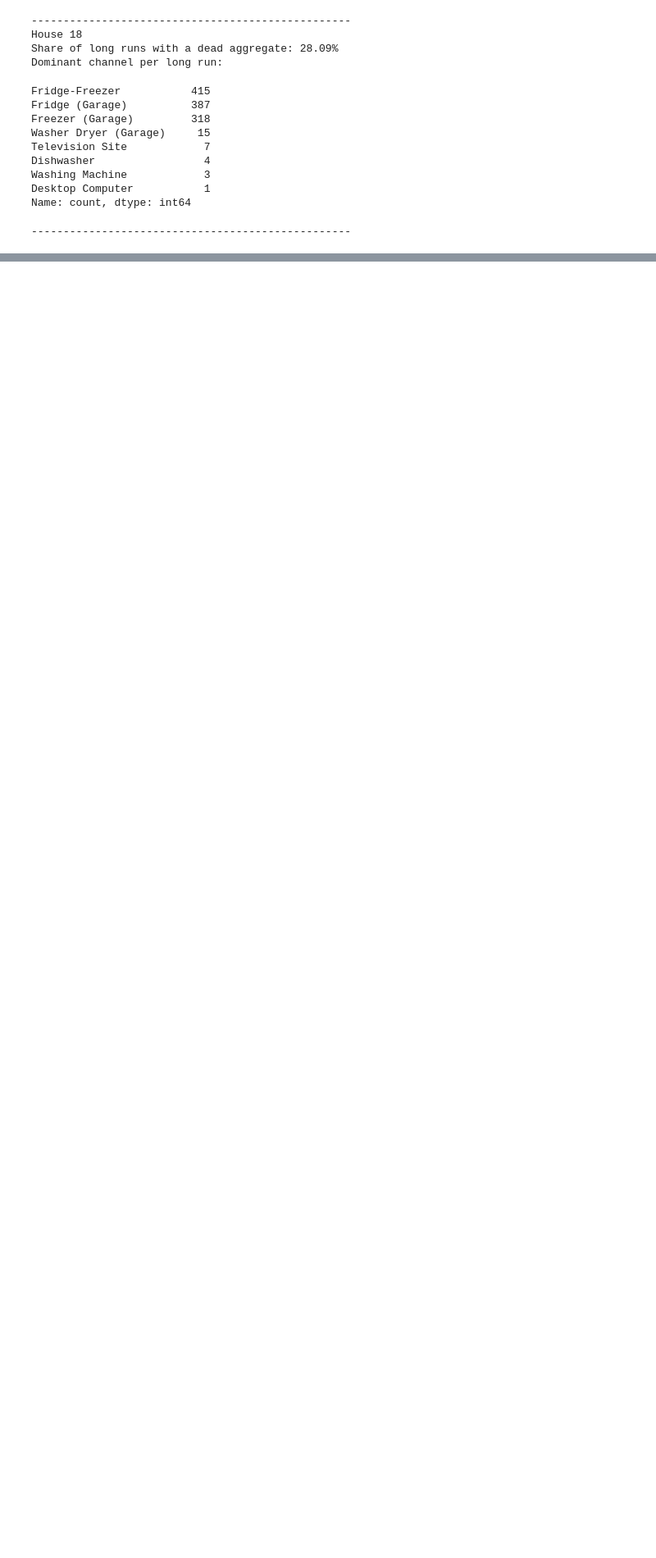
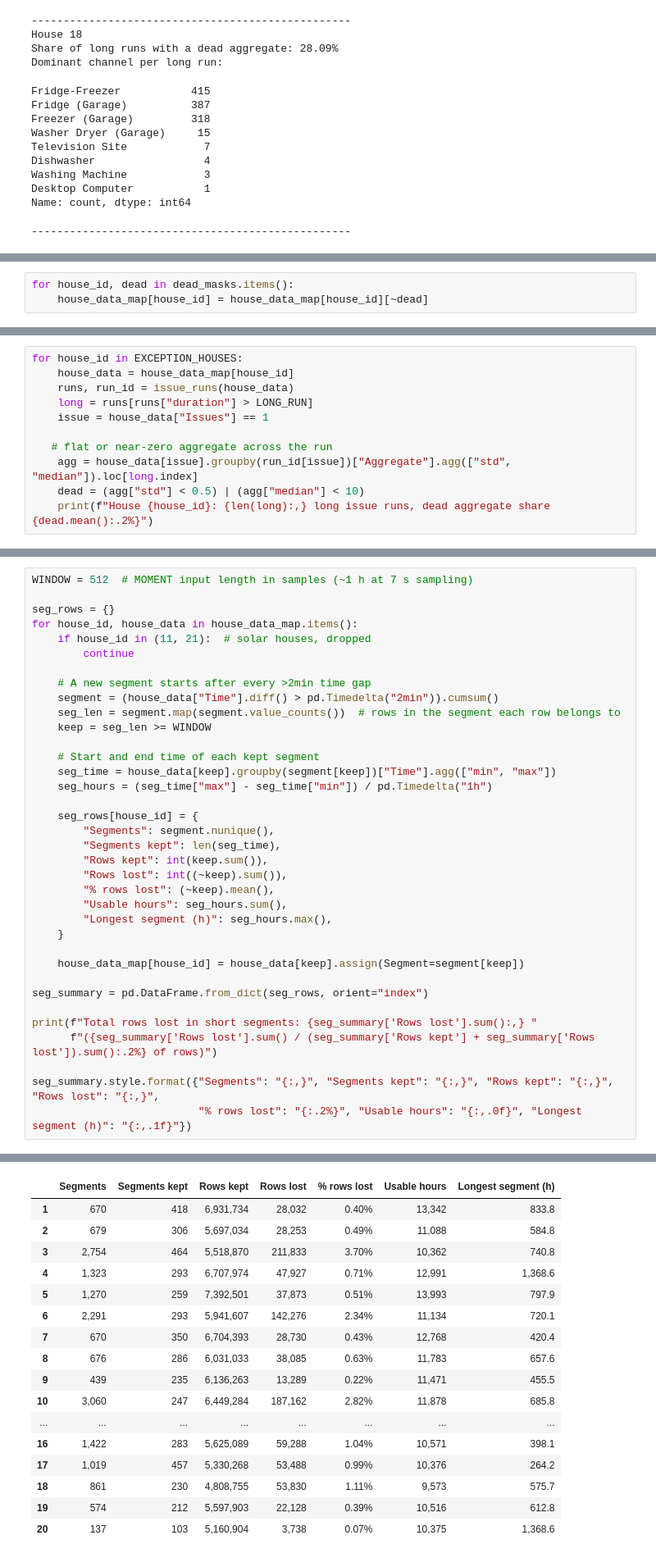
Before and after one commit to rulezcasa/nilm-moment, a Jupyter notebook: EDA.ipynb, the cells around one changed output, grey strips where cells are left out. Shown at 82% size. Saved outputs shown, nothing was run; the diff lists cells and outputs as text; blank space fills up the shorter version.

```diff
--- a/EDA.ipynb
+++ b/EDA.ipynb
@@ -476,0 +551,3 @@ The five exception houses were profiled before applying the above rules. Houses
+# %%
+for house_id, dead in dead_masks.items():
+    house_data_map[house_id] = house_data_map[house_id][~dead]
@@ -476,0 +558,11 @@ The five exception houses were profiled before applying the above rules. Houses
+# %%
+for house_id in EXCEPTION_HOUSES:
+    house_data = house_data_map[house_id]
+    runs, run_id = issue_runs(house_data)
+    long = runs[runs["duration"] > LONG_RUN]
+    issue = house_data["Issues"] == 1
+
+   # flat or near-zero aggregate across the run
+    agg = house_data[issue].groupby(run_id[issue])["Aggregate"].agg(["std", "median"]).loc[long.index]
+    dead = (agg["std"] < 0.5) | (agg["median"] < 10)
+    print(f"House {house_id}: {len(long):,} long issue runs, dead aggregate share {dead.mean():.2%}")
@@ -476,0 +585,37 @@ The five exception houses were profiled before applying the above rules. Houses
+# %%
+WINDOW = 512  # MOMENT input length in samples (~1 h at 7 s sampling)
+
+seg_rows = {}
+for house_id, house_data in house_data_map.items():
+    if house_id in (11, 21):  # solar houses, dropped
+        continue
+
+    # A new segment starts after every >2min time gap
+    segment = (house_data["Time"].diff() > pd.Timedelta("2min")).cumsum()
+    seg_len = segment.map(segment.value_counts())  # rows in the segment each row belongs to
+    keep = seg_len >= WINDOW
+
+    # Start and end time of each kept segment
+    seg_time = house_data[keep].groupby(segment[keep])["Time"].agg(["min", "max"])
+    seg_hours = (seg_time["max"] - seg_time["min"]) / pd.Timedelta("1h")
+
+    seg_rows[house_id] = {
+        "Segments": segment.nunique(),
+        "Segments kept": len(seg_time),
+        "Rows kept": int(keep.sum()),
+        "Rows lost": int((~keep).sum()),
+        "% rows lost": (~keep).mean(),
+        "Usable hours": seg_hours.sum(),
+        "Longest segment (h)": seg_hours.max(),
+    }
+
+    house_data_map[house_id] = house_data[keep].assign(Segment=segment[keep])
+
+seg_summary = pd.DataFrame.from_dict(seg_rows, orient="index")
+
+print(f"Total rows lost in short segments: {seg_summary['Rows lost'].sum():,} "
+      f"({seg_summary['Rows lost'].sum() / (seg_summary['Rows kept'] + seg_summary['Rows lost']).sum():.2%} of rows)")
+
+seg_summary.style.format({"Segments": "{:,}", "Segments kept": "{:,}", "Rows kept": "{:,}", "Rows lost": "{:,}",
+                          "% rows lost": "{:.2%}", "Usable hours": "{:,.0f}", "Longest segment (h)": "{:,.1f}"})
+# %% [output]
@@ -476,0 +623,17 @@ The five exception houses were profiled before applying the above rules. Houses
+|  | Segments | Segments kept | Rows kept | Rows lost | % rows lost | Usable hours | Longest segment (h) |
+| 1 | 670 | 418 | 6,931,734 | 28,032 | 0.40% | 13,342 | 833.8 |
+| 2 | 679 | 306 | 5,697,034 | 28,253 | 0.49% | 11,088 | 584.8 |
+| 3 | 2,754 | 464 | 5,518,870 | 211,833 | 3.70% | 10,362 | 740.8 |
+| 4 | 1,323 | 293 | 6,707,974 | 47,927 | 0.71% | 12,991 | 1,368.6 |
+| 5 | 1,270 | 259 | 7,392,501 | 37,873 | 0.51% | 13,993 | 797.9 |
+| 6 | 2,291 | 293 | 5,941,607 | 142,276 | 2.34% | 11,134 | 720.1 |
+| 7 | 670 | 350 | 6,704,393 | 28,730 | 0.43% | 12,768 | 420.4 |
+| 8 | 676 | 286 | 6,031,033 | 38,085 | 0.63% | 11,783 | 657.6 |
+| 9 | 439 | 235 | 6,136,263 | 13,289 | 0.22% | 11,471 | 455.5 |
+| 10 | 3,060 | 247 | 6,449,284 | 187,162 | 2.82% | 11,878 | 685.8 |
+| ... | ... | ... | ... | ... | ... | ... | ... |
+| 16 | 1,422 | 283 | 5,625,089 | 59,288 | 1.04% | 10,571 | 398.1 |
+| 17 | 1,019 | 457 | 5,330,268 | 53,488 | 0.99% | 10,376 | 264.2 |
+| 18 | 861 | 230 | 4,808,755 | 53,830 | 1.11% | 9,573 | 575.7 |
+| 19 | 574 | 212 | 5,597,903 | 22,128 | 0.39% | 10,516 | 612.8 |
+| 20 | 137 | 103 | 5,160,904 | 3,738 | 0.07% | 10,375 | 1,368.6 |
```
Also changed, not shown: parts of 20 cells of this notebook, 1 other file.
